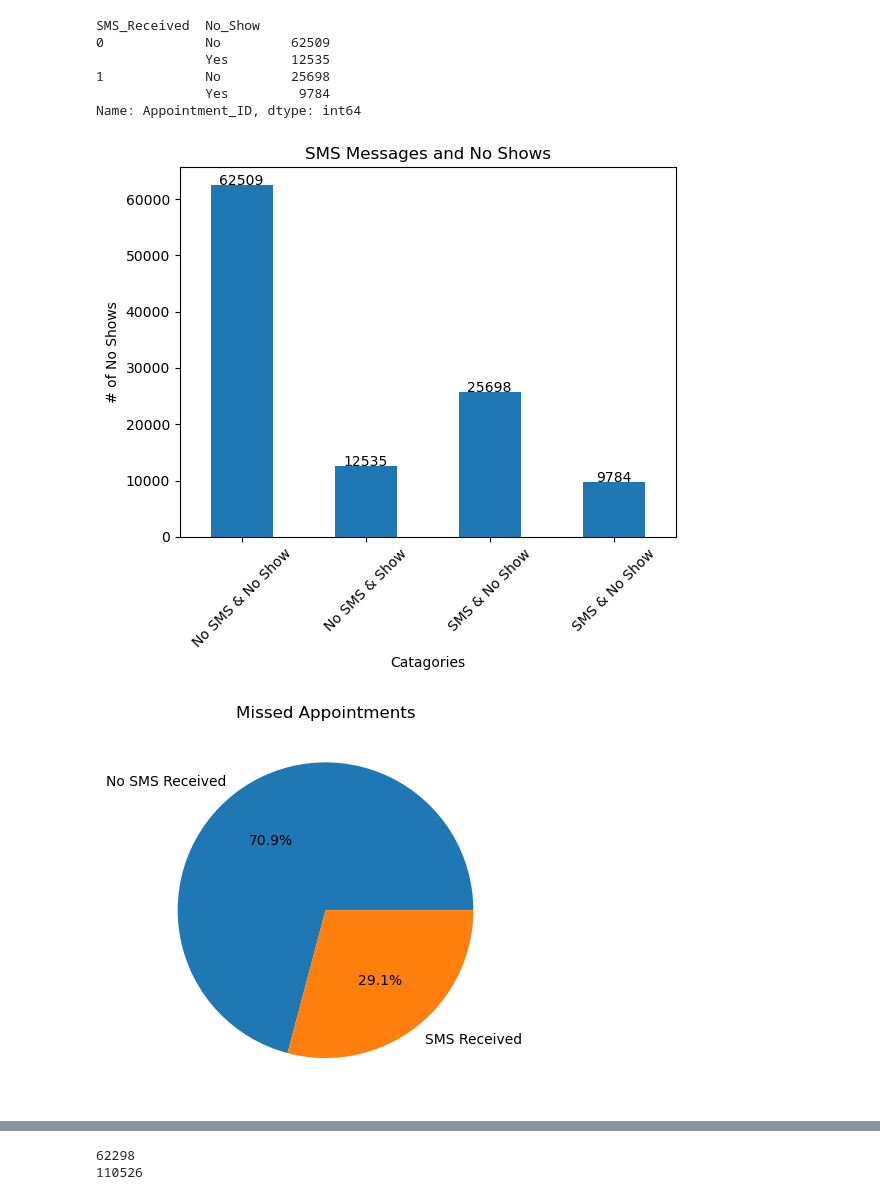
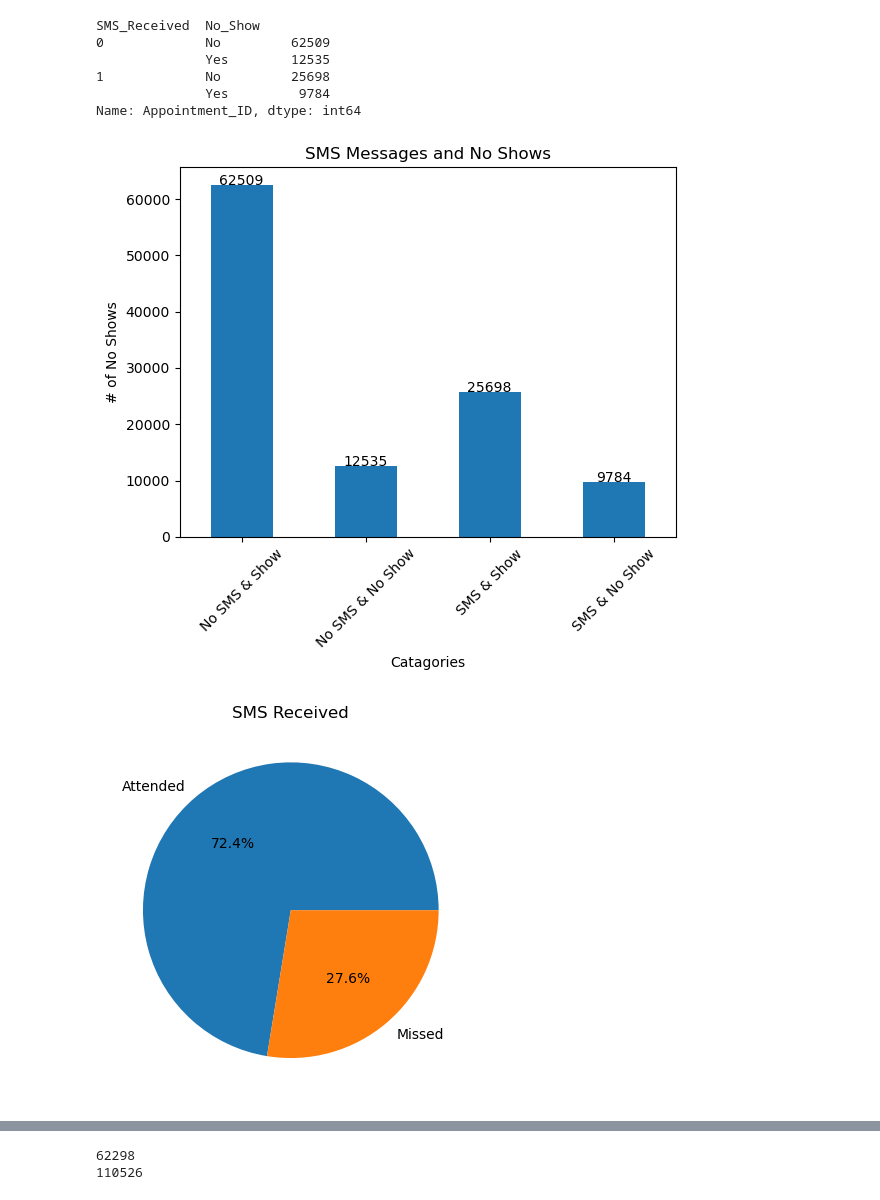
Before and after one commit to Omeagon/Project1, a Jupyter notebook: SMS.ipynb, the cells around one changed output, grey strips where cells are left out. Drawn from its saved outputs; the diff is of its cells as text; code cells hidden in the pictures.

```diff
--- a/SMS.ipynb
+++ b/SMS.ipynb
@@ -66,7 +78,7 @@ Name: Appointment_ID, dtype: int64
 #Creating a Bar Graph to show the totals for each of these values
 #Customizing x-axis labels
 custom_ticks_x = [0,1,2,3]
-custom_labels_x = ['No SMS & No Show', 'No SMS & Show', 'SMS & No Show', 'SMS & No Show']
+custom_labels_x = ['No SMS & Show', 'No SMS & No Show', 'SMS & Show', 'SMS & No Show']
 
 #Customize the bar graph
 sms_summary.plot.bar(title='SMS Messages and No Shows',
@@ -81,18 +93,18 @@ for i, v in enumerate(sms_summary):
 #Display the graph
 plt.show()
 # %% [output]
-[figure, old version]
+[figure, new version]
 # %%
 #Pie chart of Missed Appointments
-labels = ['No SMS Received', 'SMS Received']
+labels = ['Attended', 'Missed']
 
-no_show = [62509, 25698]
-total_no_show = sum(no_show)
+sms_received = [25698, 9784]
+total_sms_received = sum(sms_received)
 
-plt.pie(no_show, labels=labels, autopct='%1.1f%%')
-plt.title('Missed Appointments')
+plt.pie(sms_received, labels=labels, autopct='%1.1f%%')
+plt.title('SMS Received')
 plt.show()
 # %% [output]
-[figure, old version]
+[figure, new version]
 # %%
 #Pie chart of Attended appointments
```
Also changed, not shown: parts of 6 cells of this notebook.
